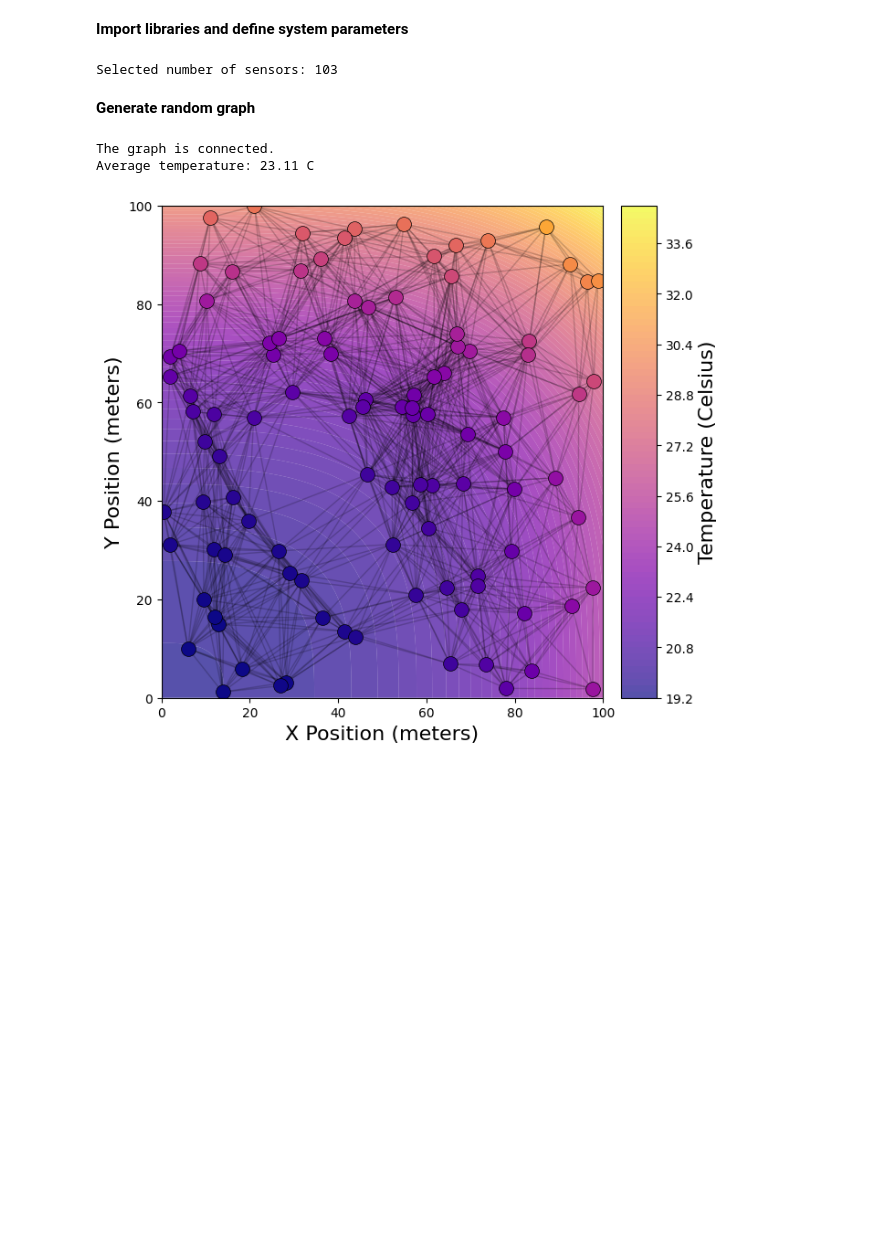
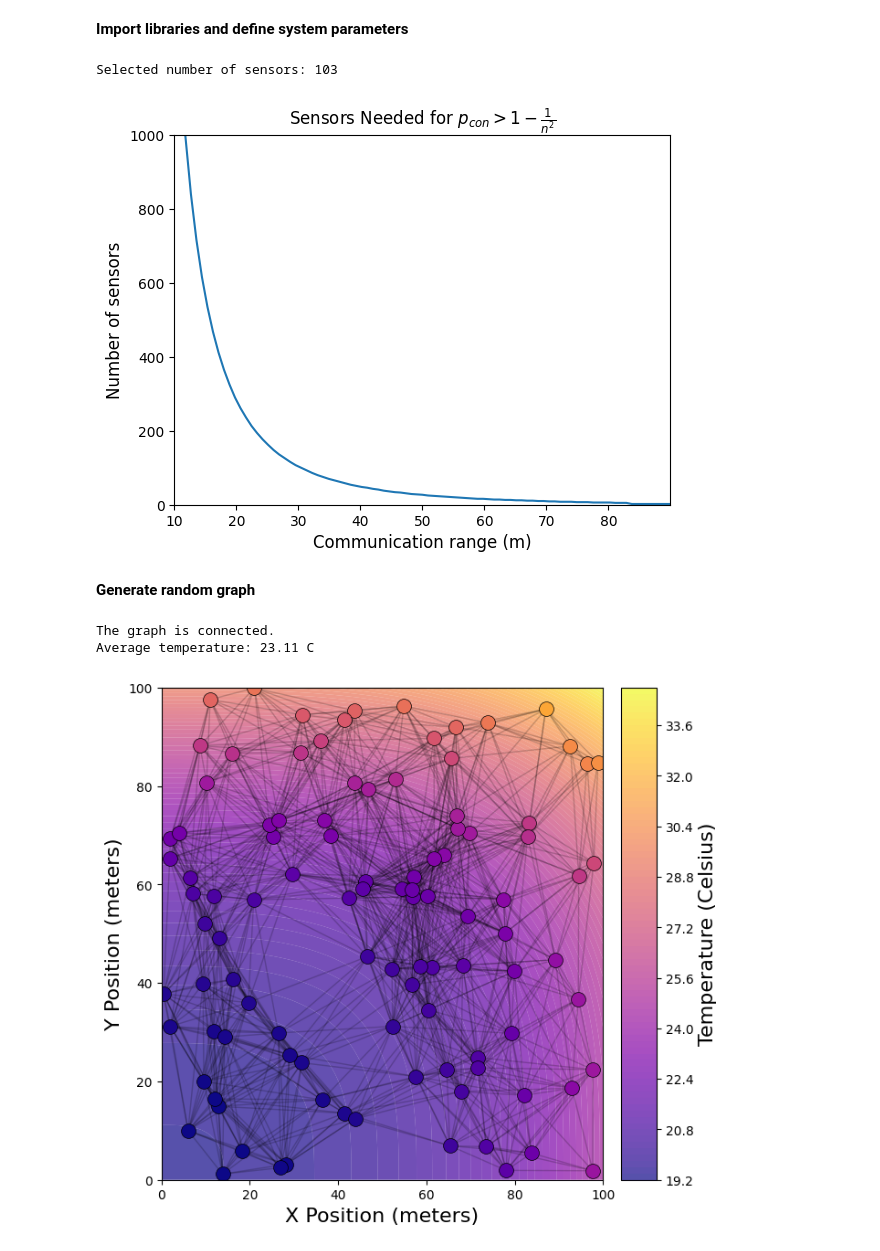
Before and after one commit to josephine-king/EE4540_Project, a Jupyter notebook: distributed_project.ipynb, the cells around one changed output. Drawn from its saved outputs; the diff is of its cells as text; code cells hidden in the pictures; blank space fills up the shorter version.

Commit message:
adding plot of communication range vs number of sensors

```diff
--- a/distributed_project.ipynb
+++ b/distributed_project.ipynb
@@ -3,23 +3,40 @@
 # %%
 import numpy as np
 import matplotlib.pyplot as plt
 import cvxpy as cvx
 from utils import calculate_num_sensors, calculate_graph_matrices, is_graph_connected, get_field_function, get_sensor_measurements, visualize_graphs
 from utils import make_tl_plots, make_async_plots
 from randomized_gossip import get_W_bar, get_p_matrix, randomized_gossip
 from pdmm import pdmm_average, pdmm_median
 
 FIELD_SIZE = 100
 FIELD_RANGE = np.array([[0, FIELD_SIZE], [0, FIELD_SIZE]])
 
 # True measurement function
 field_function = get_field_function()
 
+# Plot communication range vs number of sensors needed for
+comm_range_vals = np.linspace(10, 90, 91)
+num_sensor_vals = list(map(calculate_num_sensors, comm_range_vals, FIELD_SIZE*np.ones((100,)), 2*np.ones((100,))))
+fig = plt.figure()
+plt.rc('axes', labelsize=12)
+plt.plot(comm_range_vals, num_sensor_vals)
+plt.xlabel("Communication range (m)")
+plt.ylabel("Number of sensors")
+plt.title(r"Sensors Needed for $p_{con} > 1-\frac{1}{n^2}$")
+plt.xlim([10, 90])
+plt.ylim([0,1000])
+plt.gca().set_xticks(np.arange(10,90,10))
+plt.grid(True)
+plt.rcParams['savefig.dpi'] = 600
+fig.savefig("figures/num_sensors.png", bbox_inches='tight')
+
 COMM_RANGE = 30
 NUM_SENSORS = calculate_num_sensors(COMM_RANGE, FIELD_SIZE, 2)
 print("Selected number of sensors:", NUM_SENSORS)
 # %% [output]
 Selected number of sensors: 103
+[figure, added]
 # %% [markdown]
 **Generate random graph**
 # %%
```
Also changed, not shown: parts of 1 cell of this notebook, 1 other file.
